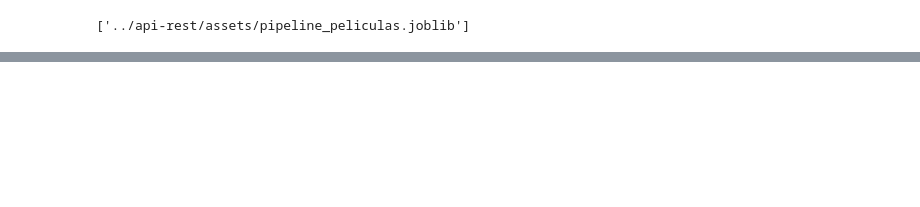
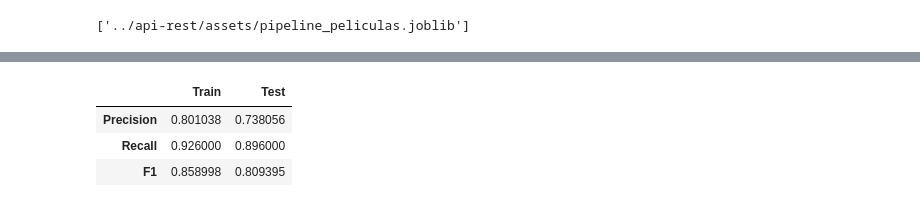
Before and after one commit to The-data-snoopers/app-peliculas, a Jupyter notebook: construccion_pipeline/peliculas_pipeline.ipynb, the cells around one changed output, grey strips where cells are left out. Cells and saved outputs as stored; diff of their text form; code cells hidden in the pictures; blank space fills up the shorter version.

```diff
--- a/construccion_pipeline/peliculas_pipeline.ipynb
+++ b/construccion_pipeline/peliculas_pipeline.ipynb
@@ -87,0 +127,20 @@ with open(pipeline_path, 'wb') as file:
+# %%
+pd.DataFrame([
+    {
+        'Train': precision_score(y_train, preds_train, pos_label = 'positivo'),
+        'Test': precision_score(y_test, preds_test, pos_label = 'positivo')
+    },
+    {
+        'Train':recall_score(y_train, preds_train, pos_label = 'positivo'),
+        'Test': recall_score(y_test, preds_test, pos_label = 'positivo')
+    },
+    {
+        'Train': f1_score(y_train, preds_train, pos_label = 'positivo'),
+        'Test': f1_score(y_test, preds_test, pos_label = 'positivo')
+    }
+], index = ['Precision', 'Recall', 'F1'])
+# %% [output]
+|  | Train | Test |
+| Precision | 0.801038 | 0.738056 |
+| Recall | 0.926000 | 0.896000 |
+| F1 | 0.858998 | 0.809395 |
```
Also changed, not shown: parts of 5 cells of this notebook, 4 other files.
